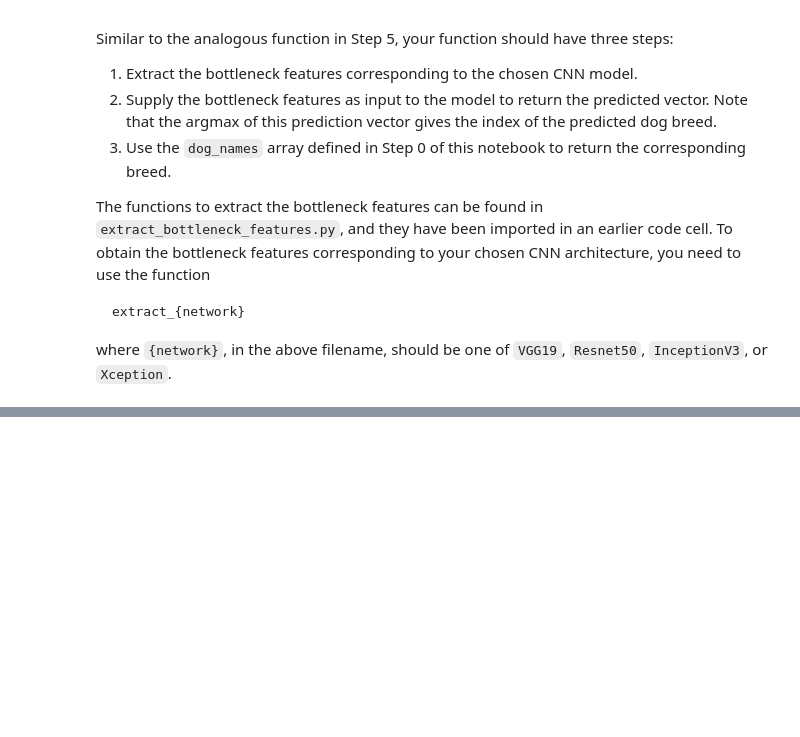
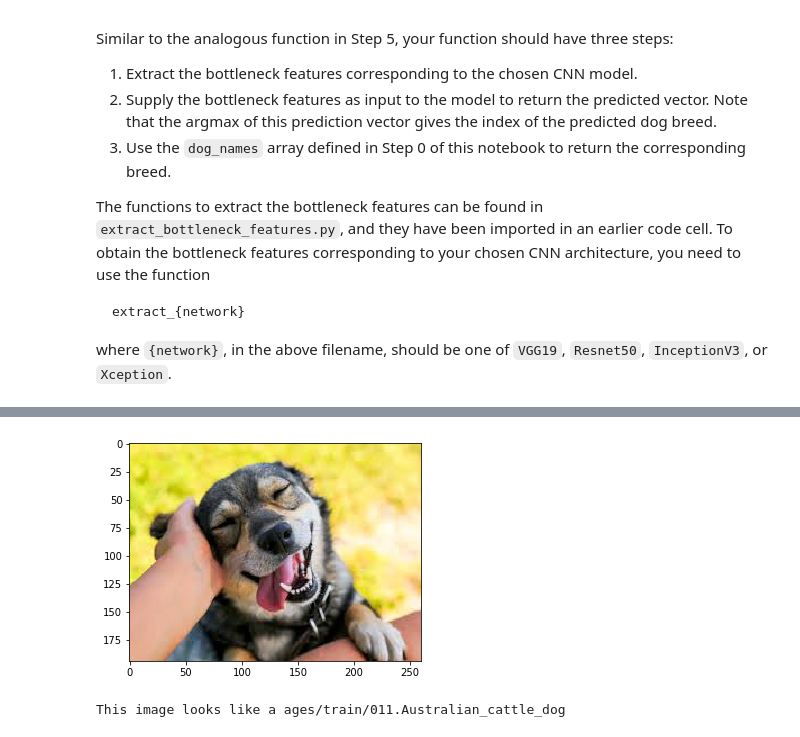
Before and after one commit to Akarapat/DS_Nanodegree_dog, a Jupyter notebook: dog_app.ipynb, the cells around one changed output, grey strips where cells are left out. Drawn from its saved outputs; the diff is of its cells as text; code cells hidden in the pictures; blank space fills up the shorter version.

```diff
--- a/dog_app.ipynb
+++ b/dog_app.ipynb
@@ -751,0 +785,5 @@ __Answer:__
+# %%
+predict('dog3.jpg')
+# %% [output]
+[figure, added]
+This image looks like a ages/train/011.Australian_cattle_dog
```
Also changed, not shown: parts of 16 cells of this notebook, 4 other files.
